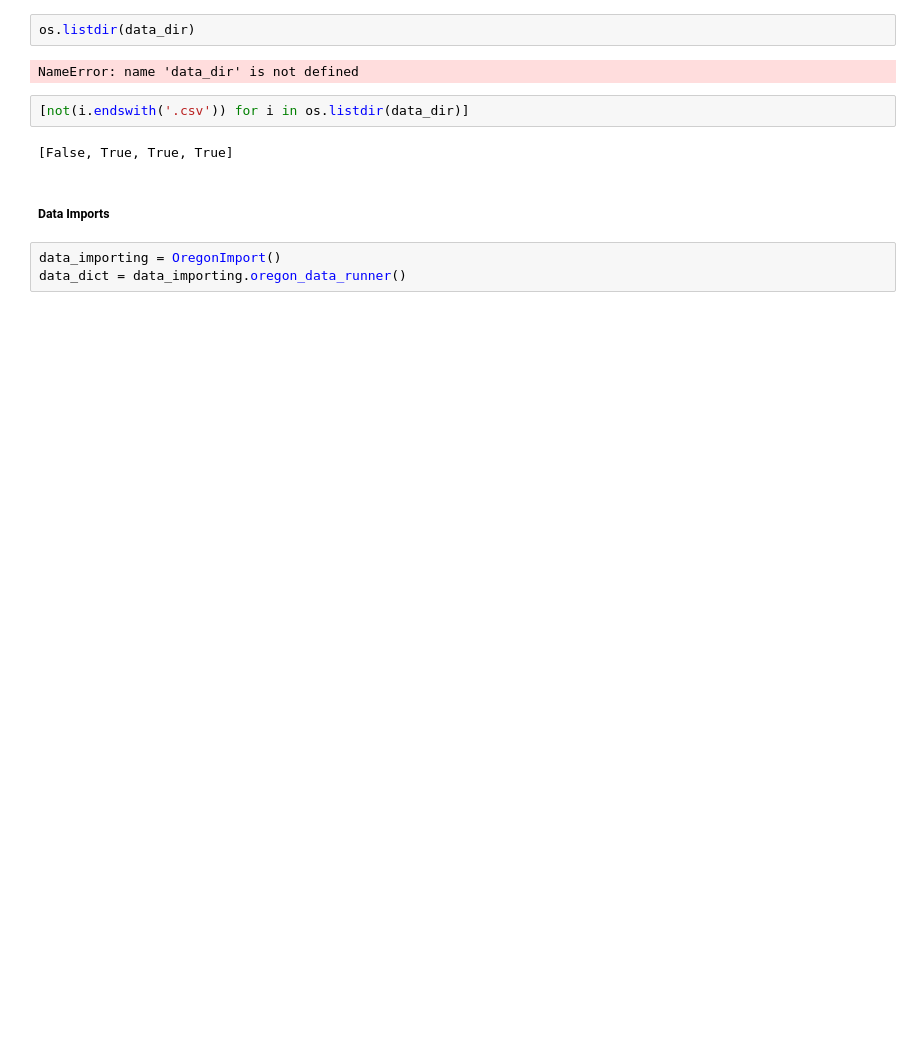
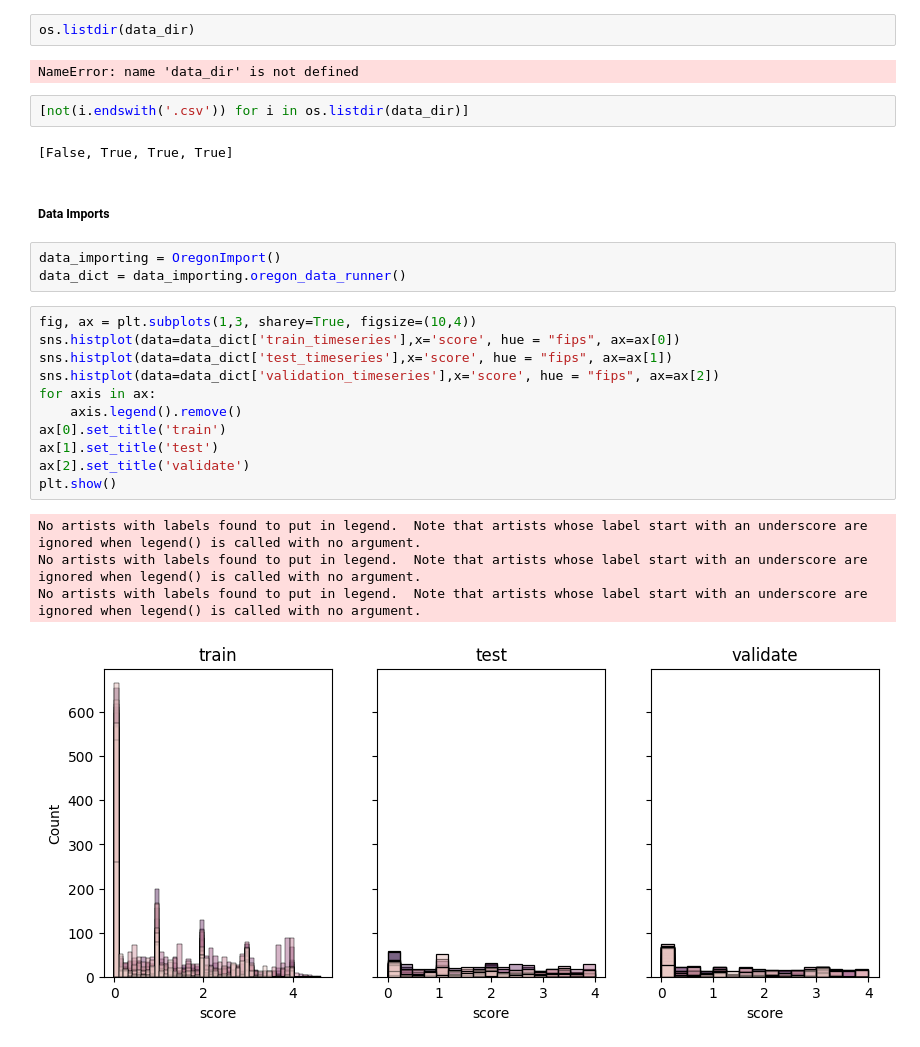
Before and after one commit to carseys/drought-predicting, a Jupyter notebook: data_exploration.ipynb, the cells around one changed output. Drawn from its saved outputs; the diff is of its cells as text; blank space fills up the shorter version.

```diff
--- a/data_exploration.ipynb
+++ b/data_exploration.ipynb
@@ -22,3 +23,19 @@ NameError: name 'data_dir' is not defined
 # %%
 data_importing = OregonImport()
 data_dict = data_importing.oregon_data_runner()
+# %%
+fig, ax = plt.subplots(1,3, sharey=True, figsize=(10,4))
+sns.histplot(data=data_dict['train_timeseries'],x='score', hue = "fips", ax=ax[0])
+sns.histplot(data=data_dict['test_timeseries'],x='score', hue = "fips", ax=ax[1])
+sns.histplot(data=data_dict['validation_timeseries'],x='score', hue = "fips", ax=ax[2])
+for axis in ax:
+    axis.legend().remove()
+ax[0].set_title('train')
+ax[1].set_title('test')
+ax[2].set_title('validate')
+plt.show()
+# %% [output]
+No artists with labels found to put in legend.  Note that artists whose label start with an underscore are ignored when legend() is called with no argument.
+No artists with labels found to put in legend.  Note that artists whose label start with an underscore are ignored when legend() is called with no argument.
+No artists with labels found to put in legend.  Note that artists whose label start with an underscore are ignored when legend() is called with no argument.
+[figure, added]
```
Also changed, not shown: parts of 7 cells of this notebook, 2 other files.
